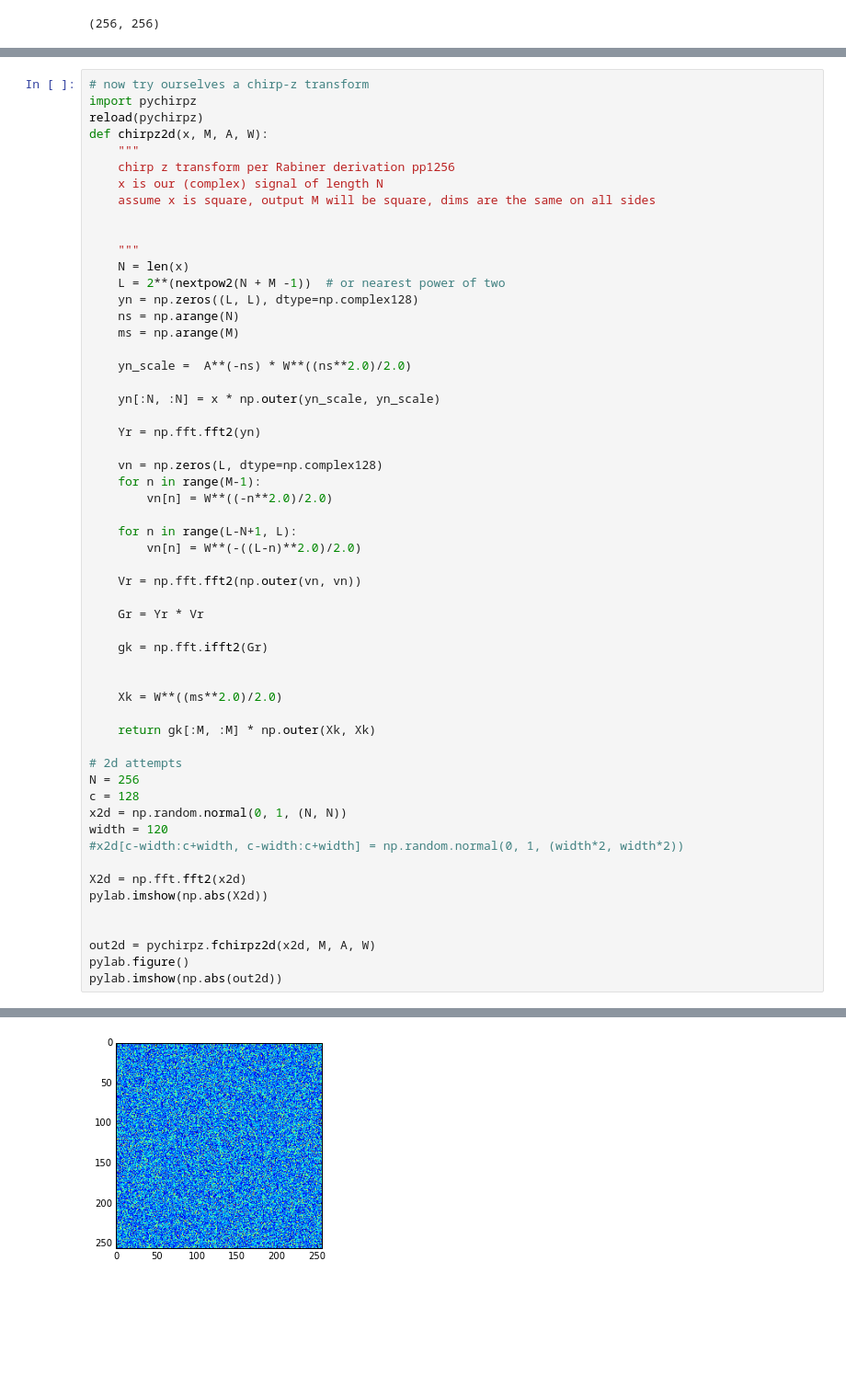
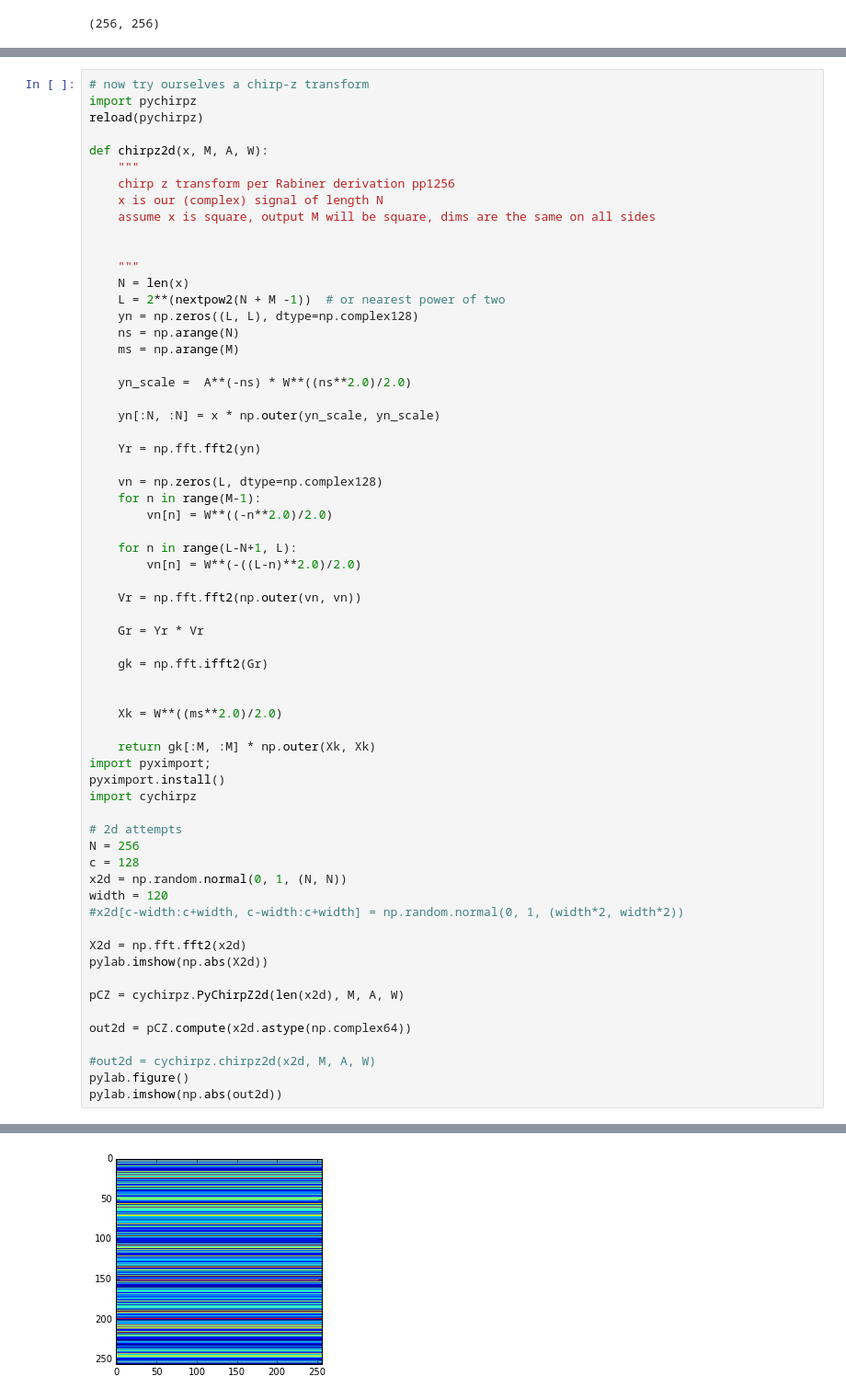
Before and after one commit to thejonaslab/pychirpz, a Jupyter notebook: chirp-z transform.ipynb, the cells around one changed output, grey strips where cells are left out. Shown at 92% size. Drawn from its saved outputs; the diff is of its cells as text; blank space fills up the shorter version.

```diff
--- a/chirp-z transform.ipynb
+++ b/chirp-z transform.ipynb
@@ -162,6 +162,7 @@ pylab.xlim(0, 40)
 # now try ourselves a chirp-z transform
 import pychirpz
 reload(pychirpz)
+
 def chirpz2d(x, M, A, W):
     """
     chirp z transform per Rabiner derivation pp1256
@@ -199,6 +200,9 @@ def chirpz2d(x, M, A, W):
     Xk = W**((ms**2.0)/2.0)
 
     return gk[:M, :M] * np.outer(Xk, Xk)
+import pyximport;
+pyximport.install()
+import cychirpz
 
 # 2d attempts
 N = 256
@@ -210,8 +214,11 @@ width = 120
 X2d = np.fft.fft2(x2d)
 pylab.imshow(np.abs(X2d))
 
+pCZ = cychirpz.PyChirpZ2d(len(x2d), M, A, W)
 
-out2d = pychirpz.fchirpz2d(x2d, M, A, W)
+out2d = pCZ.compute(x2d.astype(np.complex64))
+
+#out2d = cychirpz.chirpz2d(x2d, M, A, W)
 pylab.figure()
 pylab.imshow(np.abs(out2d))
 # %% [output]
@@ -220,4 +227,4 @@ pylab.imshow(np.abs(out2d))
-[figure, old version]
+[figure, new version]
 # %%
 fig = pylab.figure(figsize=(14, 4))
 pylab.plot(np.real(out2d[254]), c='r')
```
Also changed, not shown: parts of 8 cells of this notebook, 6 other files.
